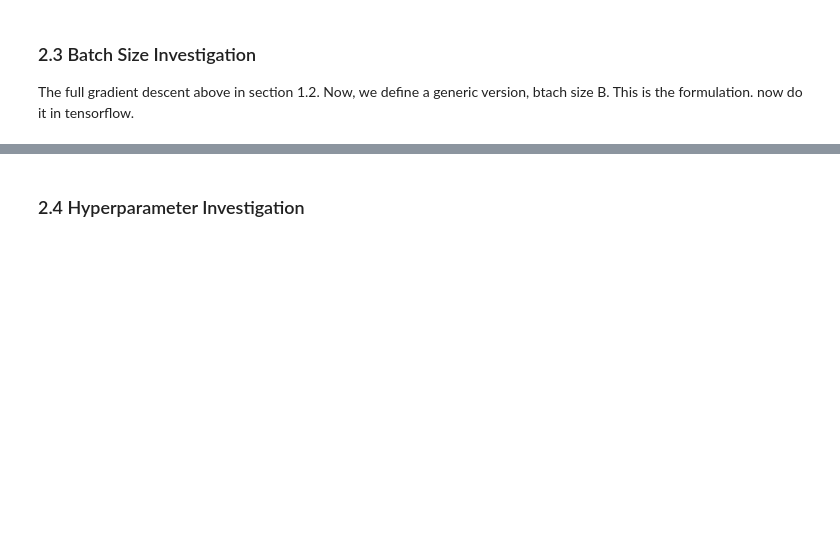
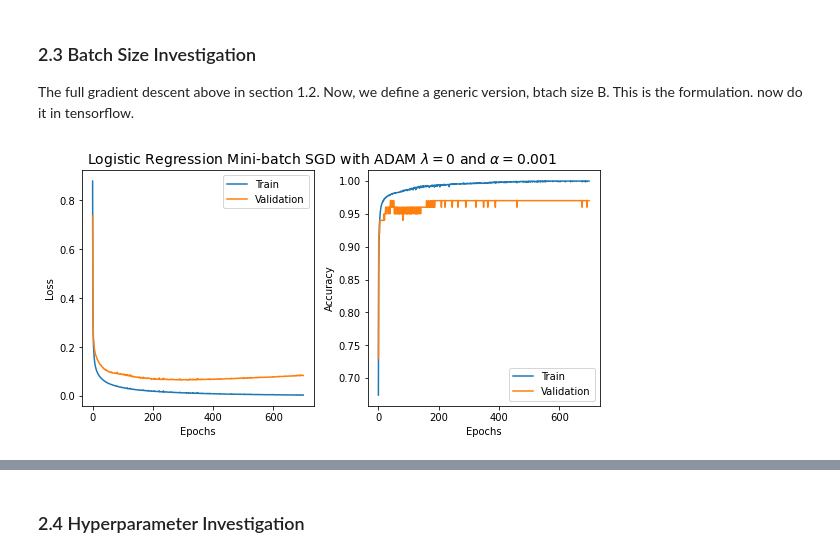
Before and after one commit to pranshumalik14/ece421-labs-hw, a Jupyter notebook: labs/lab1/lab1.ipynb, the cells around one changed output, grey strips where cells are left out. Saved outputs shown, nothing was run; the diff lists cells and outputs as text; code cells hidden in the pictures; blank space fills up the shorter version.

```diff
--- a/labs/lab1/lab1.ipynb
+++ b/labs/lab1/lab1.ipynb
@@ -271,3 +273,7 @@ fig, _ = plot_learning_history(title, loss_history_tf2[:, 0:2], accuracy_history
 The full gradient descent above in section 1.2. Now, we define a generic version, btach size B. This is the formulation. now do it in tensorflow.
 # %%
 _, loss_history_bsz100, accuracy_history_bsz100 = logistic_reg_tf2(Xs, Ys, 0.0, Options(batchsz=100))
+title  = r"Logistic Regression Mini-batch SGD with ADAM $\lambda={}$ and $\alpha={}$".format(0, 0.001)
+plot_learning_history(title, loss_history_bsz100[:, 0:2], accuracy_history_bsz100[:, 0:2])
+# %% [output]
+[figure, added]
```
Also changed, not shown: parts of 6 cells of this notebook.
